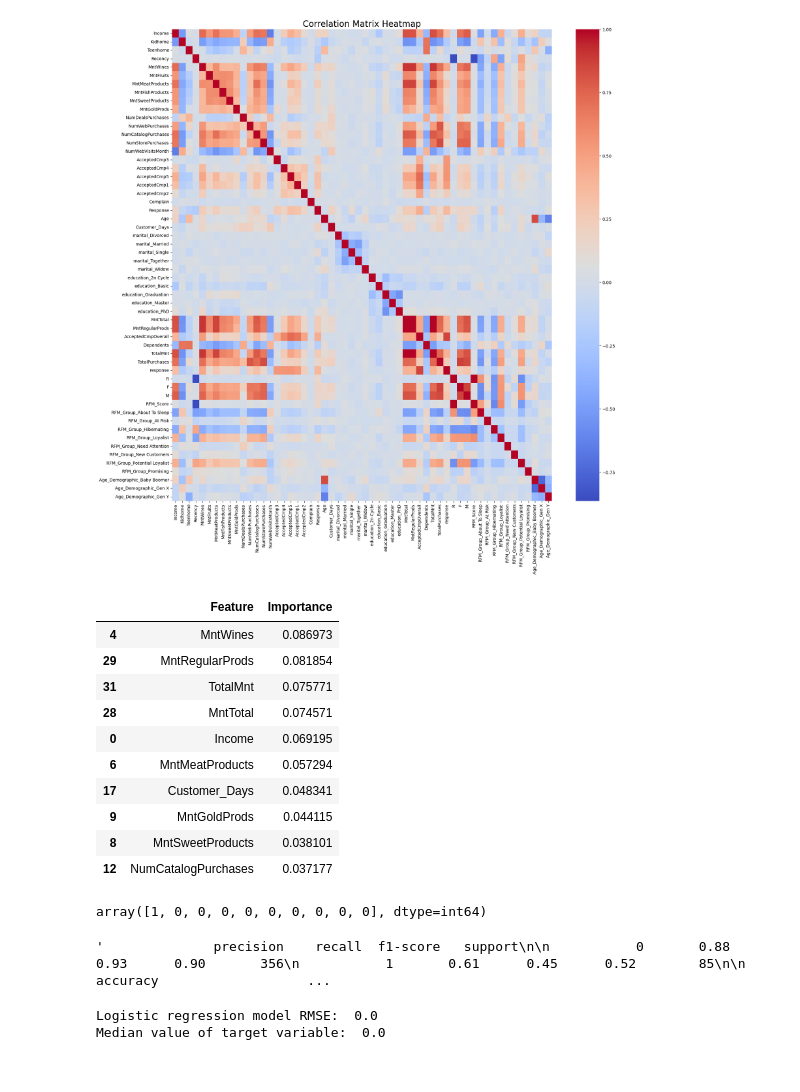
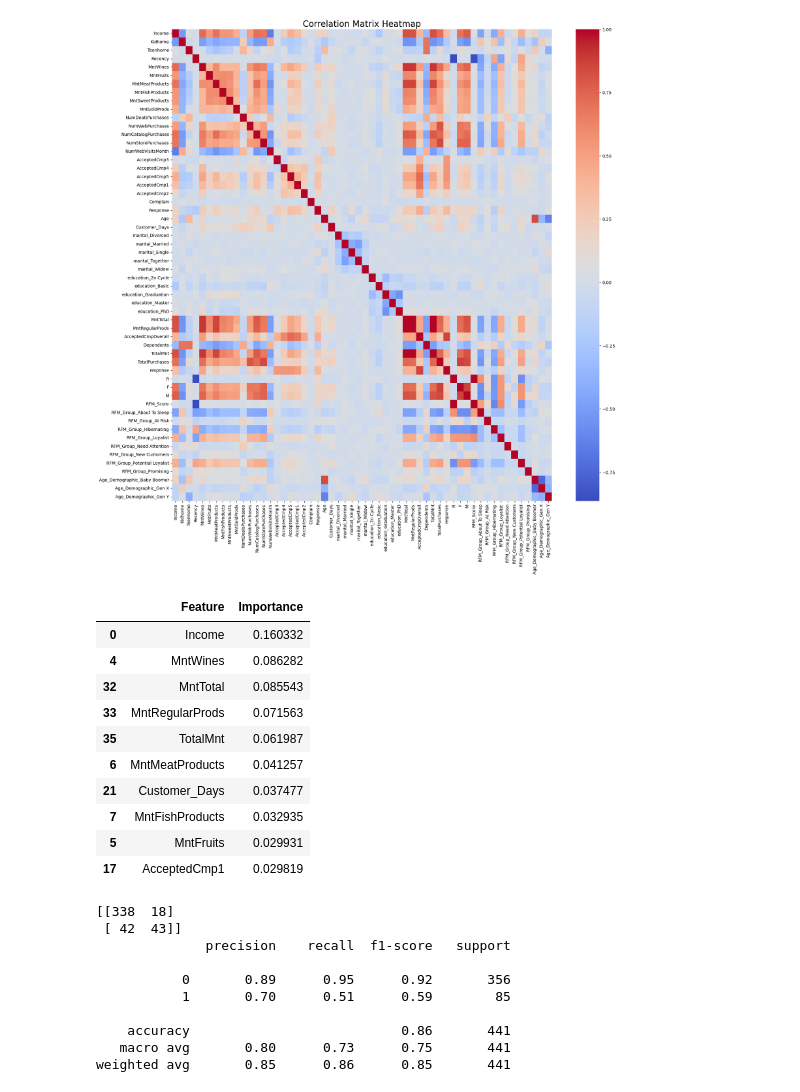
Before and after one commit to McGill-MMA-EnterpriseAnalytics/Marketing-Campaign-Analytics, a Jupyter notebook: modelling/campaign success model.ipynb, the cells around one changed output. Drawn from its saved outputs; the diff is of its cells as text; code cells hidden in the pictures.

```diff
--- a/modelling/campaign success model.ipynb
+++ b/modelling/campaign success model.ipynb
@@ -103,42 +103,40 @@ plt.show()
 # %%
 from sklearn.ensemble import RandomForestClassifier
 from sklearn.model_selection import train_test_split
 
 
 # Separate the features and target variable
 df_train.drop(columns=['Response','AcceptedCmpOverall'], inplace=True)
-X = df_train.drop(columns=['response', 'AcceptedCmp1', 'AcceptedCmp2', 'AcceptedCmp3', 'AcceptedCmp4', 'AcceptedCmp5'])
-y_train = df_train['response']
-
-# Splitting the dataset into training and testing sets
-#X_train, X_test, y_train, y_test = train_test_split(X, y, test_size=0.2, random_state=42)
+#X = df_train.drop(columns=['response', 'AcceptedCmp1', 'AcceptedCmp2', 'AcceptedCmp3', 'AcceptedCmp4', 'AcceptedCmp5'])
+X = df_train.drop(columns=['response', 'AcceptedCmp5'])
+y_train = df_train['AcceptedCmp5']
 
 # Initialize the Random Forest classifier
 rf = RandomForestClassifier(n_estimators=100, random_state=42)
 
 # Fit the model
-rf.fit(X, y)
+rf.fit(X, y_train)
 
 # Get feature importances
 feature_importances = rf.feature_importances_
 
 # Create a DataFrame for easier visualization
 features_df = pd.DataFrame({'Feature': X.columns, 'Importance': feature_importances}).sort_values(by='Importance', ascending=False)
 
 # Display the top 10 most important features
 features_df.head(10)
 # %% [output]
 |  | Feature | Importance |
-| 4 | MntWines | 0.086973 |
-| 29 | MntRegularProds | 0.081854 |
-| 31 | TotalMnt | 0.075771 |
-| 28 | MntTotal | 0.074571 |
-| 0 | Income | 0.069195 |
-| 6 | MntMeatProducts | 0.057294 |
-| 17 | Customer_Days | 0.048341 |
-| 9 | MntGoldProds | 0.044115 |
-| 8 | MntSweetProducts | 0.038101 |
-| 12 | NumCatalogPurchases | 0.037177 |
+| 0 | Income | 0.160332 |
+| 4 | MntWines | 0.086282 |
+| 32 | MntTotal | 0.085543 |
+| 33 | MntRegularProds | 0.071563 |
+| 35 | TotalMnt | 0.061987 |
+| 6 | MntMeatProducts | 0.041257 |
+| 21 | Customer_Days | 0.037477 |
+| 7 | MntFishProducts | 0.032935 |
+| 5 | MntFruits | 0.029931 |
+| 17 | AcceptedCmp1 | 0.029819 |
 # %%
 features_selected = features_df['Feature'][:10].tolist()
 
@@ -156,18 +154,25 @@ rf_corrected.fit(X_train, y_train)
 
 # Predictions for the test dataset
 y_test_pred = rf_corrected.predict(X_test)
-# %% [output]
-array([1, 0, 0, 0, 0, 0, 0, 0, 0, 0], dtype=int64)
 # %%
 from sklearn.metrics import confusion_matrix, classification_report
 # Generate confusion matrix and classification report
 conf_matrix = confusion_matrix(y_test, y_test_pred)
 class_report = classification_report(y_test, y_test_pred)
 
-# Output the confusion matrix and classification report
-class_report, conf_matrix
+print(conf_matrix)
+print(class_report)
 # %% [output]
-'              precision    recall  f1-score   support\n\n           0       0.88      0.93      0.90       356\n           1       0.61      0.45      0.52        85\n\n    accuracy                   ...
+[[338  18]
+ [ 42  43]]
+              precision    recall  f1-score   support
+
+           0       0.89      0.95      0.92       356
+           1       0.70      0.51      0.59        85
+
+    accuracy                           0.86       441
+   macro avg       0.80      0.73      0.75       441
+weighted avg       0.85      0.86      0.85       441
 # %%
 from sklearn.model_selection import train_test_split
 from sklearn.linear_model import LogisticRegression
@@ -188,10 +195,3 @@ lored.fit(X_train, y_train)
 
 # predictions
 y_pred_lored = lored.predict(X_test)
-
-# evaluate model using RMSE
-print("Logistic regression model RMSE: ", np.sqrt(mean_squared_error(y_test, y_pred_lored)))
-print("Median value of target variable: ", y.median())
-# %% [output]
-Logistic regression model RMSE:  0.0
-Median value of target variable:  0.0
```
Also changed, not shown: parts of 2 cells of this notebook.
